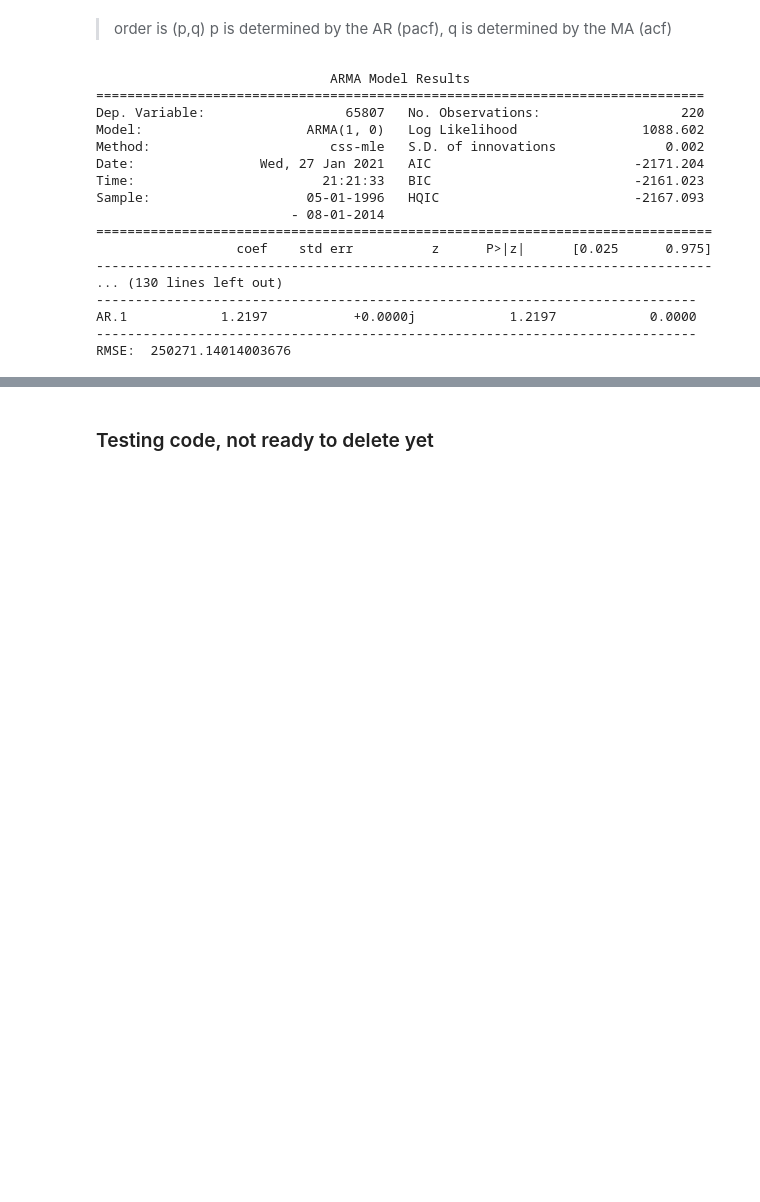
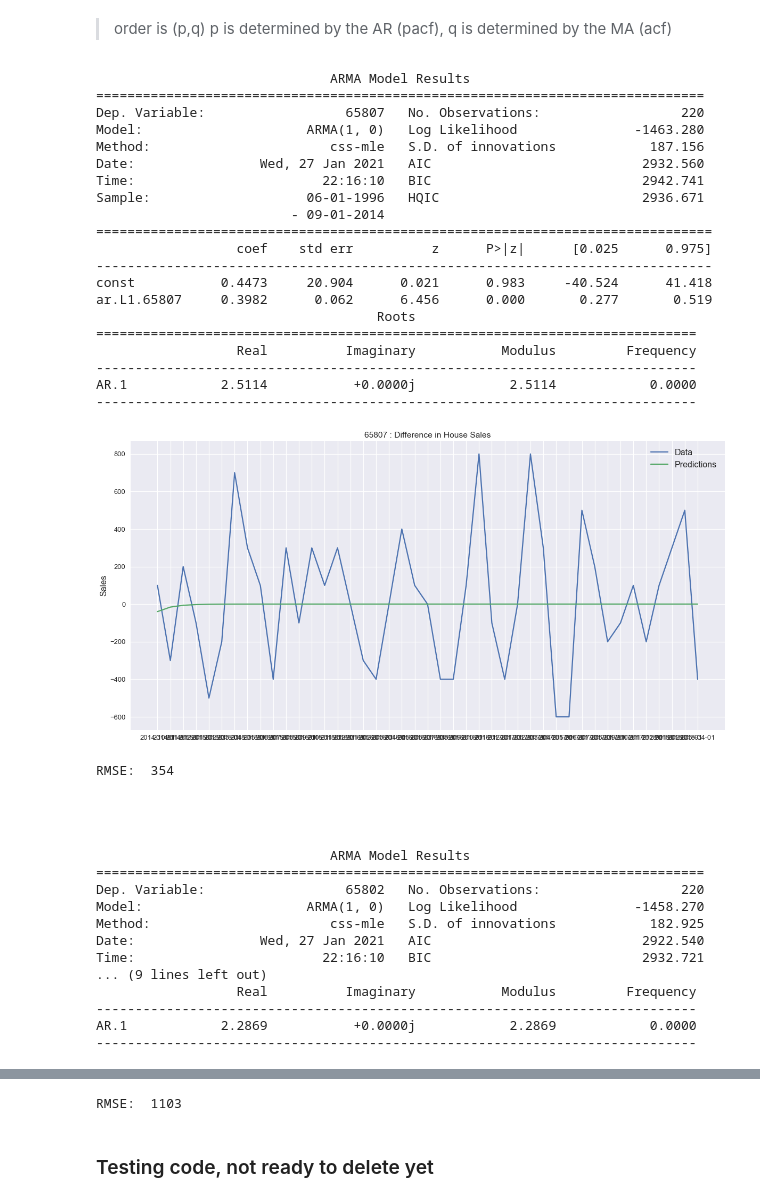
Before and after one commit to tjkim614/springfield_housing_analysis, a Jupyter notebook: 2-Modeling.ipynb, the cells around one changed output, grey strips where cells are left out. Drawn from its saved outputs; the diff is of its cells as text; code cells hidden in the pictures; blank space fills up the shorter version.

```diff
--- a/2-Modeling.ipynb
+++ b/2-Modeling.ipynb
@@ -39,9 +39,9 @@ springfield
 | 2018-04-01 | 123800.0 | 97200.0 | 146900.0 | 200200.0 | 62200.0 | 270400.0 |
 265 rows × 6 columns
 # %%
-# dataset that is already .diff()
-sf_diff_train = springfield_diff[0:220]
-sf_diff_test = springfield_diff[220:]
+# dataset that is already .diff() twice
+sf_diff_train = springfield_diff_2[0:220]
+sf_diff_test = springfield_diff_2[220:]
 
 # original working dataset
 sf_train = springfield[0:220]
@@ -104,30 +93,63 @@ plt.show()
 # %%
 for col in sf_diff_train:
 
     #creating the ARMA Model
     arma = ARMA(sf_diff_train[col], order=(1,0), freq='MS').fit()
     print(arma.summary())
 
-    arma_forecast = arma.forecast(steps=45)[0]
-    RMSE = np.sqrt(mean_squared_error(sf_test[col], arma_forecast))
+    arma_forecast = arma.forecast(steps=43)[0]
+    RMSE = np.sqrt(mean_squared_error(sf_diff_test[col], arma_forecast))
 
-    print('RMSE: ', RMSE)
+    # plotting forecast vs actual
+    plt.figure(figsize=(20,10))
+
+    plt.plot(sf_diff_test[col])
+    plt.plot(arma_forecast)
+
+    plt.legend(('Data', 'Predictions'), fontsize=16)
+    plt.title(col + ' : Difference in House Sales')
+    plt.ylabel('Sales', fontsize=16);
+
+    plt.show()
+
+    print('RMSE: ', round(RMSE))
     print('\n \n \n')
 # %% [output]
                               ARMA Model Results
 ==============================================================================
 Dep. Variable:                  65807   No. Observations:                  220
-Model:                     ARMA(1, 0)   Log Likelihood                1088.602
-Method:                       css-mle   S.D. of innovations              0.002
-Date:                Wed, 27 Jan 2021   AIC                          -2171.204
-Time:                        21:21:33   BIC                          -2161.023
-Sample:                    05-01-1996   HQIC                         -2167.093
-                         - 08-01-2014
+Model:                     ARMA(1, 0)   Log Likelihood               -1463.280
+Method:                       css-mle   S.D. of innovations            187.156
+Date:                Wed, 27 Jan 2021   AIC                           2932.560
+Time:                        22:16:10   BIC                           2942.741
+Sample:                    06-01-1996   HQIC                          2936.671
+                         - 09-01-2014
 ===============================================================================
                   coef    std err          z      P>|z|      [0.025      0.975]
 -------------------------------------------------------------------------------
-... (130 lines left out)
+const           0.4473     20.904      0.021      0.983     -40.524      41.418
+ar.L1.65807     0.3982      0.062      6.456      0.000       0.277       0.519
+                                    Roots
+=============================================================================
+                  Real          Imaginary           Modulus         Frequency
 -----------------------------------------------------------------------------
-AR.1            1.2197           +0.0000j            1.2197            0.0000
+AR.1            2.5114           +0.0000j            2.5114            0.0000
 -----------------------------------------------------------------------------
-RMSE:  250271.14014003676
+[figure, added]
+RMSE:  354
+
+
+
+
+                              ARMA Model Results
+==============================================================================
+Dep. Variable:                  65802   No. Observations:                  220
+Model:                     ARMA(1, 0)   Log Likelihood               -1458.270
+Method:                       css-mle   S.D. of innovations            182.925
+Date:                Wed, 27 Jan 2021   AIC                           2922.540
+Time:                        22:16:10   BIC                           2932.721
+... (9 lines left out)
+                  Real          Imaginary           Modulus         Frequency
+-----------------------------------------------------------------------------
+AR.1            2.2869           +0.0000j            2.2869            0.0000
+-----------------------------------------------------------------------------
@@ -134,3 +229,4 @@ RMSE:  250271.14014003676
+RMSE:  1103
 # %% [markdown]
 ### Testing code, not ready to delete yet
 # %%
```
Also changed, not shown: parts of 16 cells of this notebook, 7 other files.
